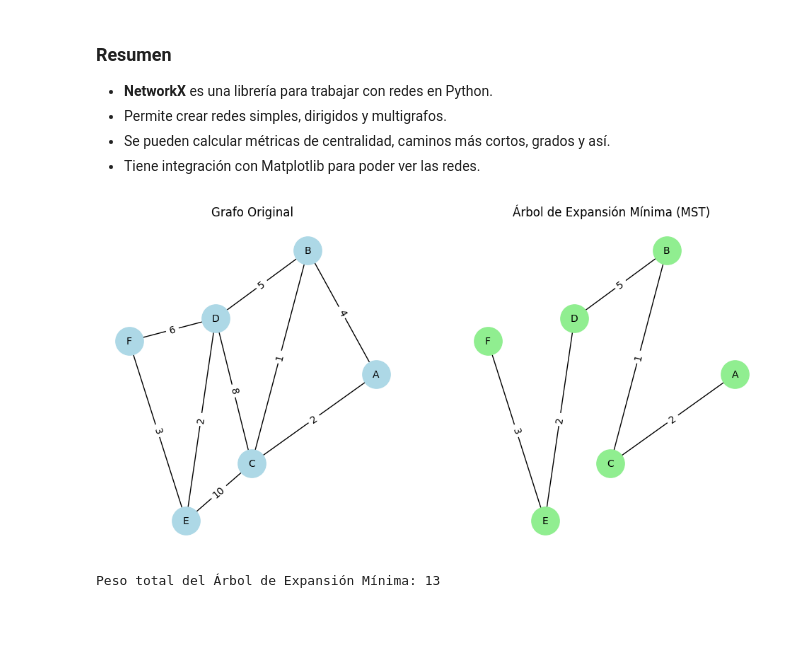
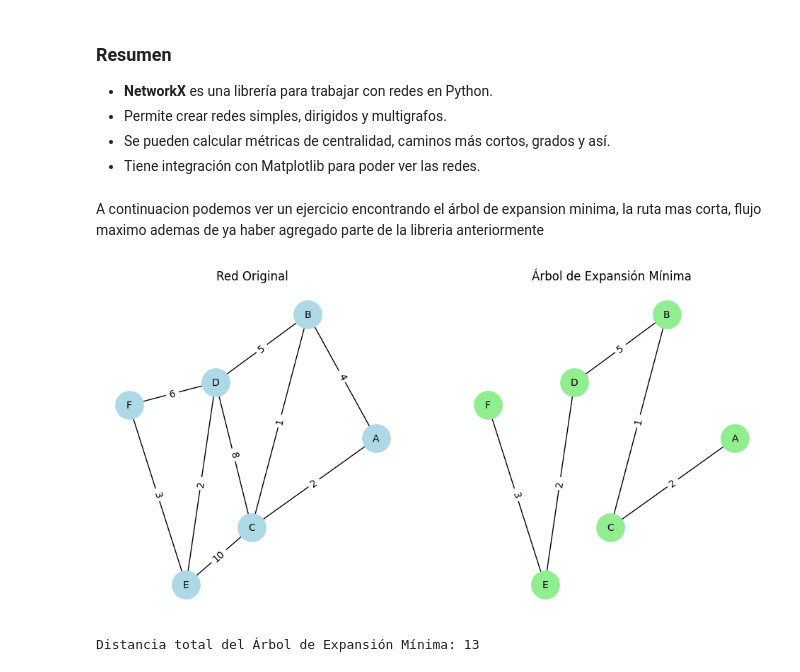
Before and after one commit to Ximenaloranca/Investigaci-n-de-operaciones, a Jupyter notebook: Problemas_de_redes.ipynb, the cells around one changed output. Drawn from its saved outputs; the diff is of its cells as text; code cells hidden in the pictures; blank space fills up the shorter version.

```diff
--- a/Problemas_de_redes.ipynb
+++ b/Problemas_de_redes.ipynb
@@ -143,6 +143,8 @@ Centralidad de grado: {'Ana': 0.75, 'Luis': 0.5, 'Maria': 0.5, 'Pedro': 0.75, 'L
 - Permite crear redes simples, dirigidos y multigrafos.
 - Se pueden calcular métricas de centralidad, caminos más cortos, grados y así.
 - Tiene integración con Matplotlib para poder ver las redes.
+# %% [markdown]
+A continuacion podemos ver un ejercicio encontrando el árbol de expansion minima, la ruta mas corta, flujo maximo ademas de ya haber agregado parte de la libreria anteriormente
 # %%
 import networkx as nx
 import matplotlib.pyplot as plt
@@ -158,38 +160,38 @@ G.add_edge('B', 'C', weight=1)
 G.add_edge('B', 'D', weight=5)
 G.add_edge('C', 'D', weight=8)
 G.add_edge('C', 'E', weight=10)
 G.add_edge('D', 'E', weight=2)
 G.add_edge('D', 'F', weight=6)
 G.add_edge('E', 'F', weight=3)
 
-#Obtener Árbol de Expansión Mínima usando Kruskal o Prim
+#Obtenemo Árbol de Expansión Mínima
 
 mst = nx.minimum_spanning_tree(G, algorithm='kruskal')
 
-#Dibujar grafo original
+#Dibujamos la red original
 
 plt.figure(figsize=(12, 6))
 plt.subplot(121)
 pos = nx.spring_layout(G, seed=42)
 nx.draw(G, pos, with_labels=True, node_color='lightblue', node_size=800, font_size=10)
 labels = nx.get_edge_attributes(G, 'weight')
 nx.draw_networkx_edge_labels(G, pos, edge_labels=labels)
-plt.title("Grafo Original")
+plt.title("Red Original")
 
 #Dibujar Árbol de Expansión Mínima
 
 plt.subplot(122)
 nx.draw(mst, pos, with_labels=True, node_color='lightgreen', node_size=800, font_size=10)
 labels_mst = nx.get_edge_attributes(mst, 'weight')
 nx.draw_networkx_edge_labels(mst, pos, edge_labels=labels_mst)
-plt.title("Árbol de Expansión Mínima (MST)")
+plt.title("Árbol de Expansión Mínima")
 
 plt.show()
 
 #Mostrar el peso total del MST
 
-peso_total = sum(nx.get_edge_attributes(mst, 'weight').values())
-print("Peso total del Árbol de Expansión Mínima:", peso_total)
+distancia_total = sum(nx.get_edge_attributes(mst, 'weight').values())
+print("Distancia total del Árbol de Expansión Mínima:", distancia_total)
 # %% [output]
-[figure, old version]
+[figure, new version]
-Peso total del Árbol de Expansión Mínima: 13
+Distancia total del Árbol de Expansión Mínima: 13
```
Also changed, not shown: parts of 2 cells of this notebook.
